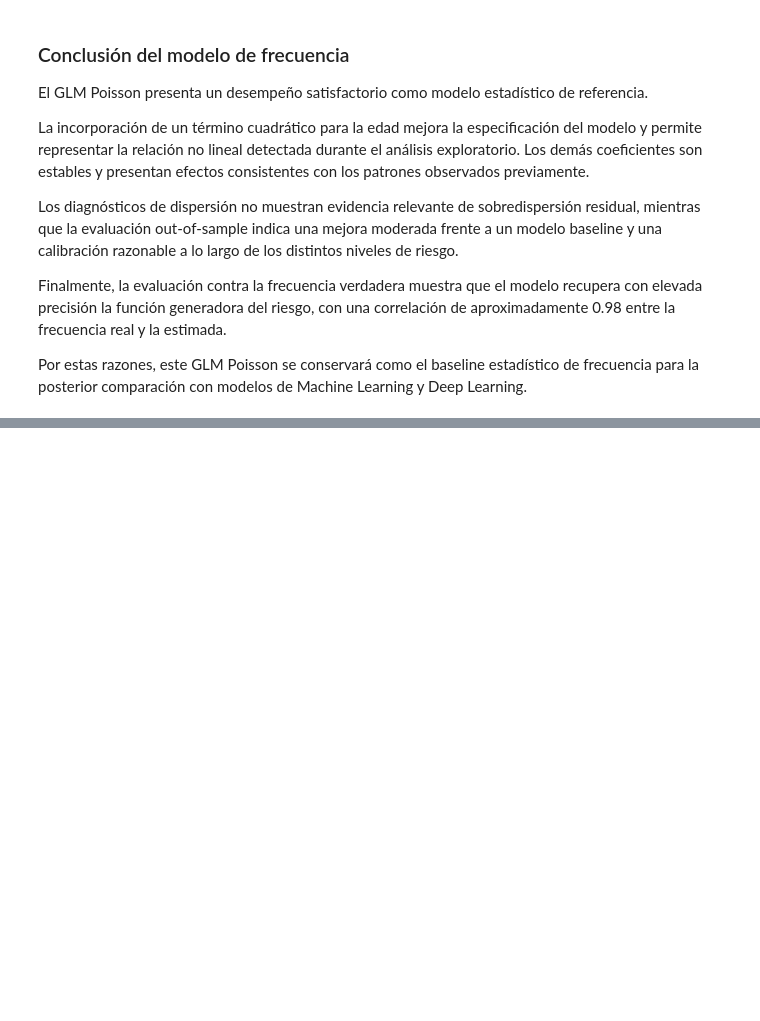
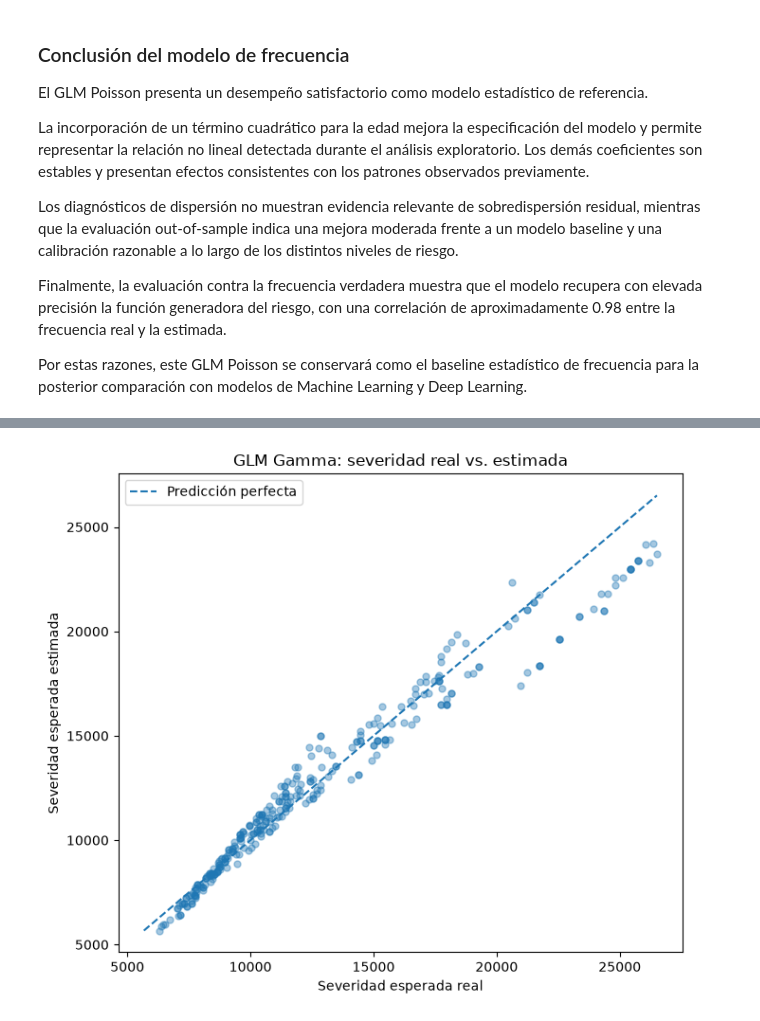
Before and after one commit to ActuarioDereckFuzz/Modelos_estadisticosvsMLvsDeep-Learning, a Jupyter notebook: notebooks/03_statistical_models.ipynb, the cells around one changed output, grey strips where cells are left out. Drawn from its saved outputs; the diff is of its cells as text; code cells hidden in the pictures; blank space fills up the shorter version.

```diff
--- a/notebooks/03_statistical_models.ipynb
+++ b/notebooks/03_statistical_models.ipynb
@@ -881,0 +1097,10 @@ Deep Learning.
+# %%
+gamma_2 = smf.glm(
+    formula=formula_gamma_2,
+    data=claims_train,
+    family=sm.families.Gamma(
+        link=sm.families.links.Log()
+    )
+).fit()
+
+print(gamma_2.summary())
@@ -881,0 +1542,38 @@ Deep Learning.
+# %%
+plt.figure(figsize=(7, 6))
+
+plt.scatter(
+    severity_true_test,
+    pred_test_sev_gamma,
+    alpha=0.4,
+    s=25
+)
+
+min_val = min(
+    severity_true_test.min(),
+    pred_test_sev_gamma.min()
+)
+
+max_val = max(
+    severity_true_test.max(),
+    pred_test_sev_gamma.max()
+)
+
+plt.plot(
+    [min_val, max_val],
+    [min_val, max_val],
+    linestyle="--",
+    label="Predicción perfecta"
+)
+
+plt.xlabel("Severidad esperada real")
+plt.ylabel("Severidad esperada estimada")
+plt.title(
+    "GLM Gamma: severidad real vs. estimada"
+)
+
+plt.legend()
+plt.tight_layout()
+plt.show()
+# %% [output]
+[figure, added]
```
Also changed, not shown: parts of 113 cells of this notebook, 1 other file.
